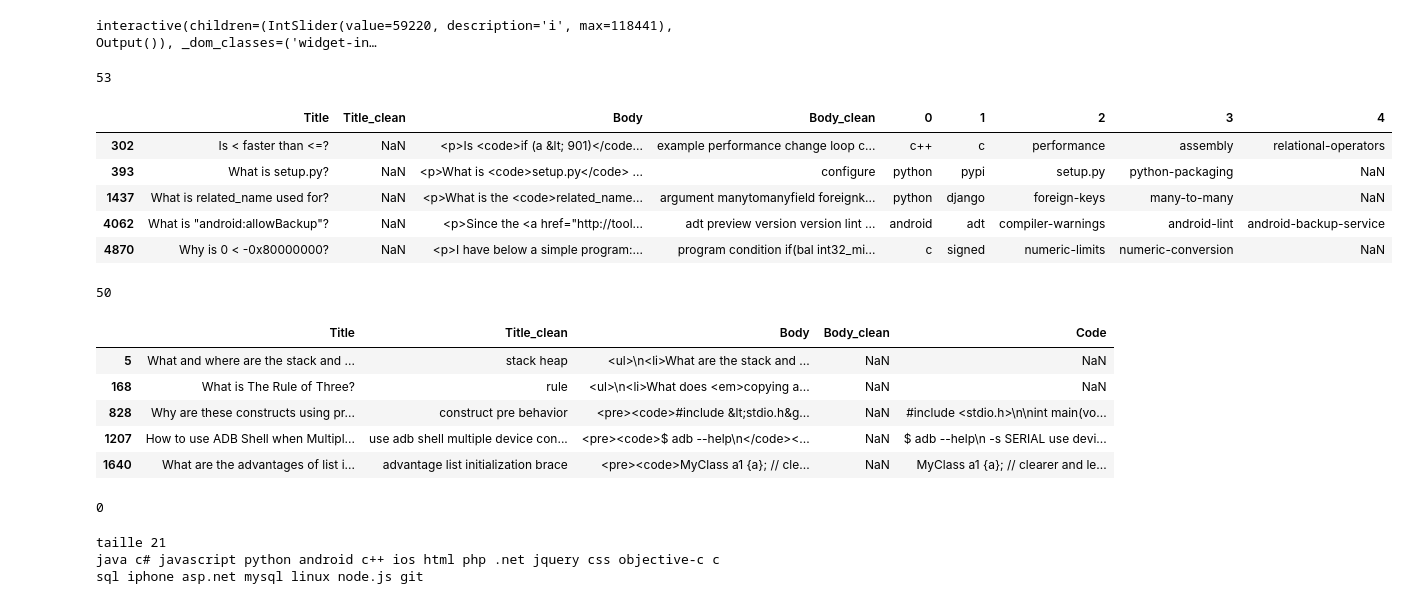
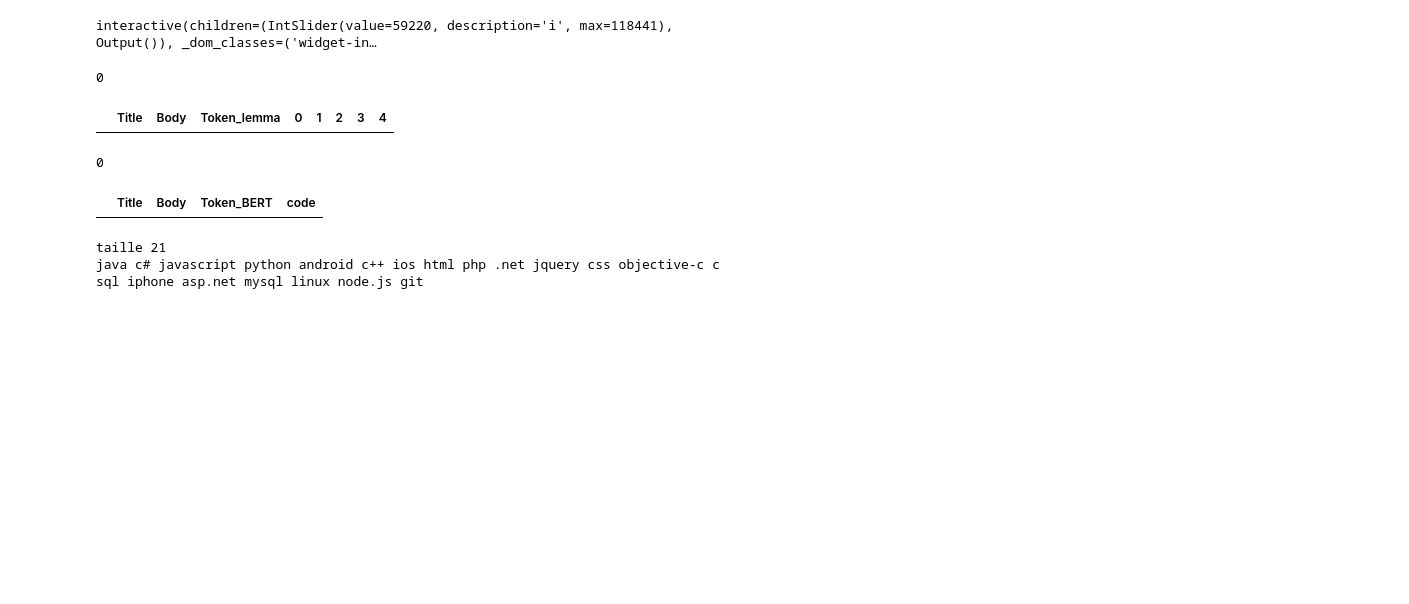
Before and after one commit to DomWch/OpenClassRooms-NLP-P5, a Jupyter notebook: p5-nlp-tfidf-onevsrest.ipynb, the cells around one changed output. Drawn from its saved outputs; the diff is of its cells as text; code cells hidden in the pictures; blank space fills up the shorter version.

Commit message:
Kaggle Notebook | p5-nlp-Tfidf-OneVsRest | Version 99

```diff
--- a/p5-nlp-tfidf-onevsrest.ipynb
+++ b/p5-nlp-tfidf-onevsrest.ipynb
@@ -99,7 +99,7 @@ jupyter_black.load()
 # ??jupyter_black.load #show config
 # %%
 df = pd.read_csv(
-    "/kaggle/input/p5-nlp/stackoverflowCleaned.csv", index_col=0, low_memory=False
+    "/kaggle/input/p5-nlp/stackoverflowCleanedV2.csv", index_col=0, low_memory=False
 )
 df.info()
 # %% [output]
@@ -190,35 +199,21 @@ def test_tr_print(i):
 # %% [output]
 interactive(children=(IntSlider(value=59220, description='i', max=118441), Output()), _dom_classes=('widget-in…
 # %%
-print(sum(df["Title_clean"].isna()))
-df[df["Title_clean"].isna()][
-    ["Title", "Title_clean", "Body", "Body_clean", "0", "1", "2", "3", "4"]
+print(sum(df["Token_lemma"].isna()))
+df[df["Token_lemma"].isna()][
+    ["Title", "Body", "Token_lemma", "0", "1", "2", "3", "4"]
 ].head(5)
 # %% [output]
-53
+0
-|  | Title | Title_clean | Body | Body_clean | 0 | 1 | 2 | 3 | 4 |
-| 302 | Is < faster than <=? | NaN | <p>Is <code>if (a &lt; 901)</code... | example performance change loop c... | c++ | c | performance | assembly | relational-operators |
-| 393 | What is setup.py? | NaN | <p>What is <code>setup.py</code> ... | configure | python | pypi | setup.py | python-packaging | NaN |
-| 1437 | What is related_name used for? | NaN | <p>What is the <code>related_name... | argument manytomanyfield foreignk... | python | django | foreign-keys | many-to-many | NaN |
-| 4062 | What is "android:allowBackup"? | NaN | <p>Since the <a href="http://tool... | adt preview version version lint ... | android | adt | compiler-warnings | android-lint | android-backup-service |
-| 4870 | Why is 0 < -0x80000000? | NaN | <p>I have below a simple program:... | program condition if(bal int32_mi... | c | signed | numeric-limits | numeric-conversion | NaN |
+|  | Title | Body | Token_lemma | 0 | 1 | 2 | 3 | 4 |
 # %%
-print(sum(df["Body_clean"].isna()))
-df[df["Body_clean"].isna()][
-    ["Title", "Title_clean", "Body", "Body_clean", "Code"]
+print(sum(df["Token_BERT"].isna()))
+df[df["Token_BERT"].isna()][
+    ["Title", "Body", "Token_BERT", "code"]
 ].head(5)
 # %% [output]
-50
+0
-|  | Title | Title_clean | Body | Body_clean | Code |
-| 5 | What and where are the stack and ... | stack heap | <ul>\n<li>What are the stack and ... | NaN | NaN |
-| 168 | What is The Rule of Three? | rule | <ul>\n<li>What does <em>copying a... | NaN | NaN |
-| 828 | Why are these constructs using pr... | construct pre behavior | <pre><code>#include &lt;stdio.h&g... | NaN | #include <stdio.h>\n\nint main(vo... |
-| 1207 | How to use ADB Shell when Multipl... | use adb shell multiple device con... | <pre><code>$ adb --help\n</code><... | NaN | $ adb --help\n -s SERIAL use devi... |
-| 1640 | What are the advantages of list i... | advantage list initialization brace | <pre><code>MyClass a1 {a}; // cle... | NaN | MyClass a1 {a}; // clearer and le... |
+|  | Title | Body | Token_BERT | code |
-# %%
-len(df[df["Body_clean"].isna() & df["Title_clean"].isna()])
-# %% [output]
-0
 # %%
 tags = df[["0", "1", "2", "3", "4", "5"]].stack()
 target_names = [
```
Also changed, not shown: parts of 58 cells of this notebook.
